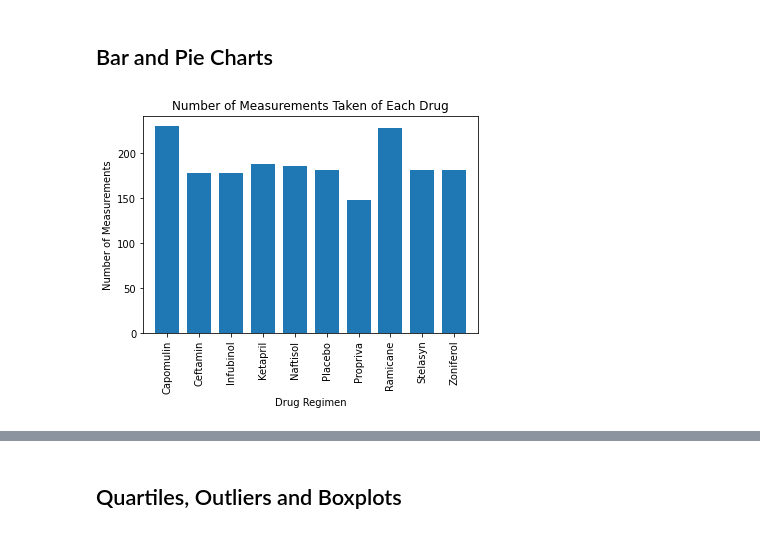
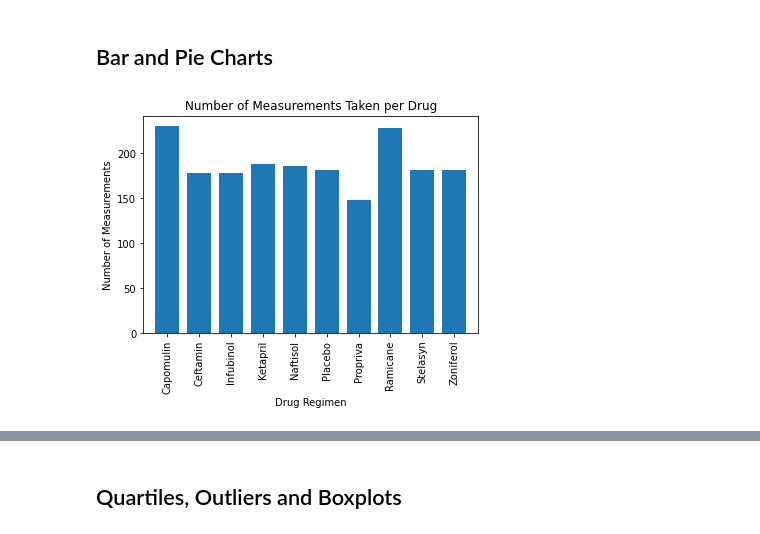
Before and after one commit to BrandonOverlie/matplotlib-challenge, a Jupyter notebook: pymaceuticals_starter.ipynb, the cells around one changed output, grey strips where cells are left out. Saved outputs shown, nothing was run; the diff lists cells and outputs as text; code cells hidden in the pictures.

Commit message:
bar and pie charts in

```diff
--- a/pymaceuticals_starter.ipynb
+++ b/pymaceuticals_starter.ipynb
@@ -155,17 +155,17 @@ summary_drug_grp_agg_df
 # %%
 # Generate a bar plot showing the total number of measurements taken on each drug regimen using pandas.
 number_of_measurements_per_drug = drug_grp['Mouse ID'].count()
 
 x_axis = np.arange(len(number_of_measurements_per_drug))
 
 number_of_measurements_per_drug.plot(kind = 'bar', width = 0.75, align = 'center')
 
 plt.xlim(-.75, len(x_axis) - .25)
-plt.title('Number of Measurements Taken of Each Drug')
+plt.title('Number of Measurements Taken per Drug')
 plt.xlabel('Drug Regimen')
 plt.ylabel('Number of Measurements')
 plt.show()
 # %% [output]
-[figure, old version]
+[figure, new version]
 # %%
 # Generate a bar plot showing the total number of measurements taken on each drug regimen using pyplot.
```
Also changed, not shown: parts of 4 cells of this notebook.
